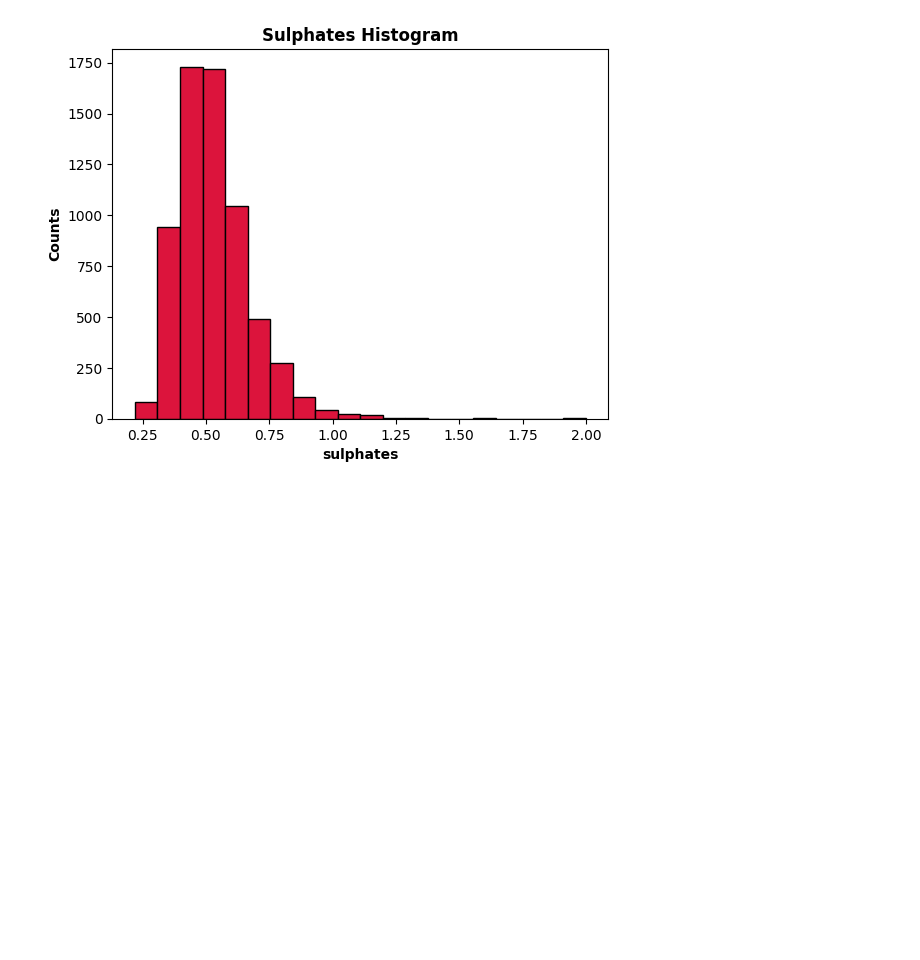
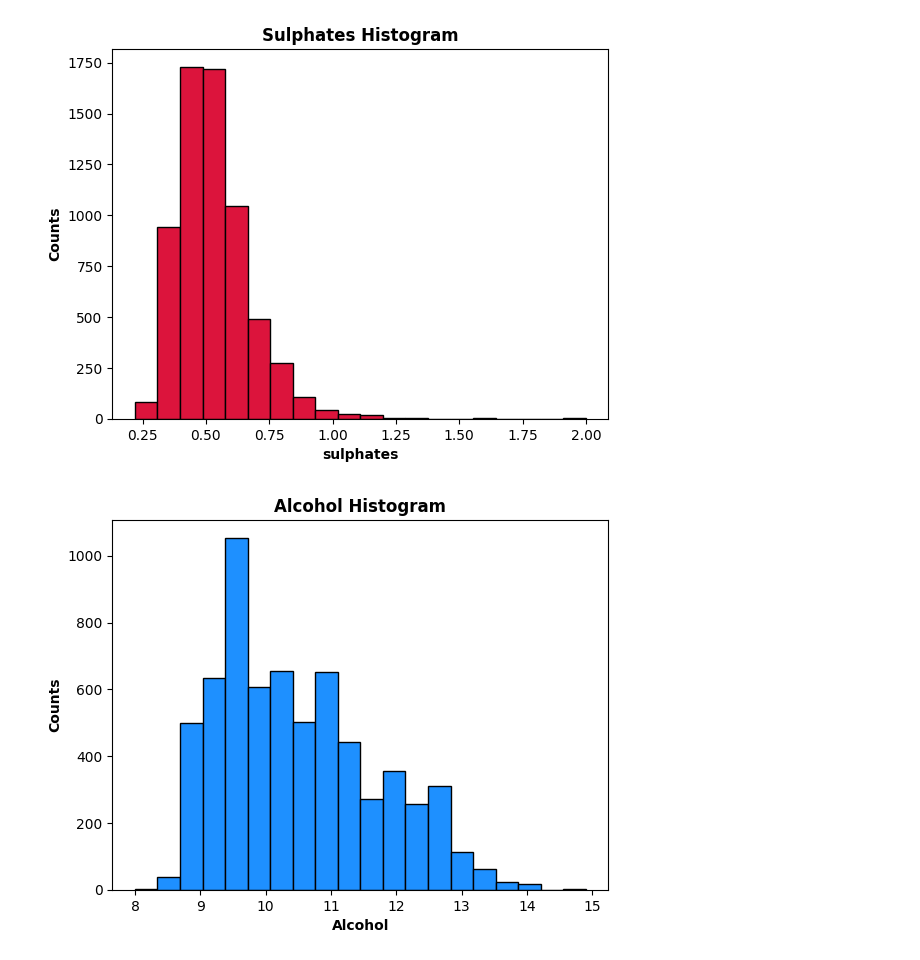
Before and after one commit to markoutsikou/DWS101-ML, a Jupyter notebook: ML_Project_4.ipynb, the cells around one changed output. Saved outputs shown, nothing was run; the diff lists cells and outputs as text; code cells hidden in the pictures; blank space fills up the shorter version.

```diff
--- a/ML_Project_4.ipynb
+++ b/ML_Project_4.ipynb
@@ -103,3 +103,11 @@ plt.ylabel('Counts', fontweight = 'bold')
 plt.show()
 # %% [output]
 [figure]
+# %%
+df['alcohol'].hist(bins = 20, color = 'dodgerblue', edgecolor = 'black', grid = False)
+plt.title('Alcohol Histogram', fontweight = 'bold')
+plt.xlabel('Alcohol', fontweight = 'bold')
+plt.ylabel('Counts', fontweight = 'bold')
+plt.show()
+# %% [output]
+[figure, added]
```
